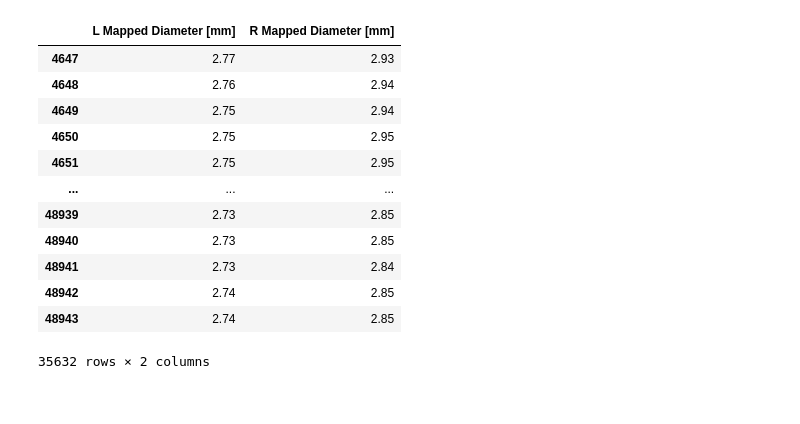
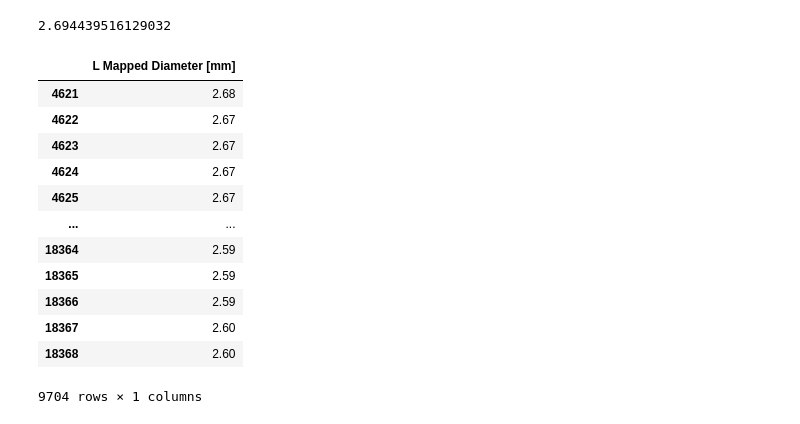
Before and after one commit to s0lvang/ideal-pancake, a Jupyter notebook: misc/notebooks/plot_pupil_diameter.ipynb, the cells around one changed output. Saved outputs shown, nothing was run; the diff lists cells and outputs as text; code cells hidden in the pictures.

```diff
--- a/misc/notebooks/plot_pupil_diameter.ipynb
+++ b/misc/notebooks/plot_pupil_diameter.ipynb
@@ -2,27 +2,32 @@
 import numpy as np
 import pandas as pd
 from matplotlib import pyplot as plt
+# %%
+df = pd.read_csv("../../datasets/emip-enhanced/data/90_rawdata.tsv", sep="\t", comment="#")
 # %%
-df = pd.read_csv("../../datasets/emip-enhanced/data/99_rawdata.tsv", sep="\t", comment="#")
+calibration_df = df[df["status"] == "CALIBRATION"]
+calibration_avg = calibration_df["L Mapped Diameter [mm]"].mean()
+print(calibration_avg)
 df = df[df["status"] == "READING"]
-df = df[["L Mapped Diameter [mm]", "R Mapped Diameter [mm]"]]
+df = df[["L Mapped Diameter [mm]"]]
 df = df.replace({0: np.nan})
 df = df.dropna()
 df
 # %% [output]
+2.694439516129032
-|  | L Mapped Diameter [mm] | R Mapped Diameter [mm] |
-| 4647 | 2.77 | 2.93 |
-| 4648 | 2.76 | 2.94 |
-| 4649 | 2.75 | 2.94 |
-| 4650 | 2.75 | 2.95 |
-| 4651 | 2.75 | 2.95 |
-| ... | ... | ... |
-| 48939 | 2.73 | 2.85 |
-| 48940 | 2.73 | 2.85 |
-| 48941 | 2.73 | 2.84 |
-| 48942 | 2.74 | 2.85 |
-| 48943 | 2.74 | 2.85 |
+|  | L Mapped Diameter [mm] |
+| 4621 | 2.68 |
+| 4622 | 2.67 |
+| 4623 | 2.67 |
+| 4624 | 2.67 |
+| 4625 | 2.67 |
+| ... | ... |
+| 18364 | 2.59 |
+| 18365 | 2.59 |
+| 18366 | 2.59 |
+| 18367 | 2.60 |
+| 18368 | 2.60 |
-35632 rows × 2 columns
+9704 rows × 1 columns
 # %%
 plt.plot(df["L Mapped Diameter [mm]"].values)
 plt.show()
```
Also changed, not shown: parts of 6 cells of this notebook, 3 other files.
